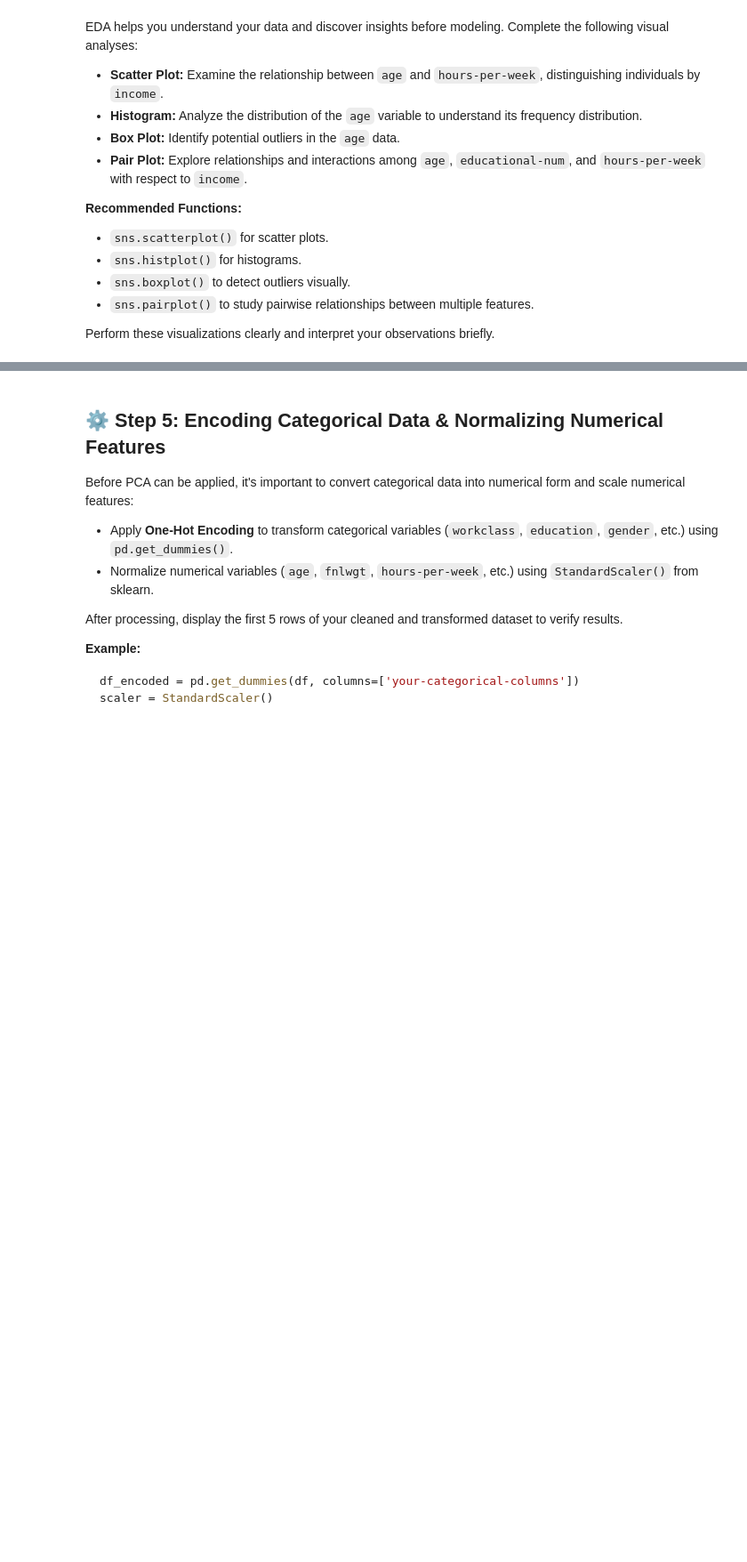
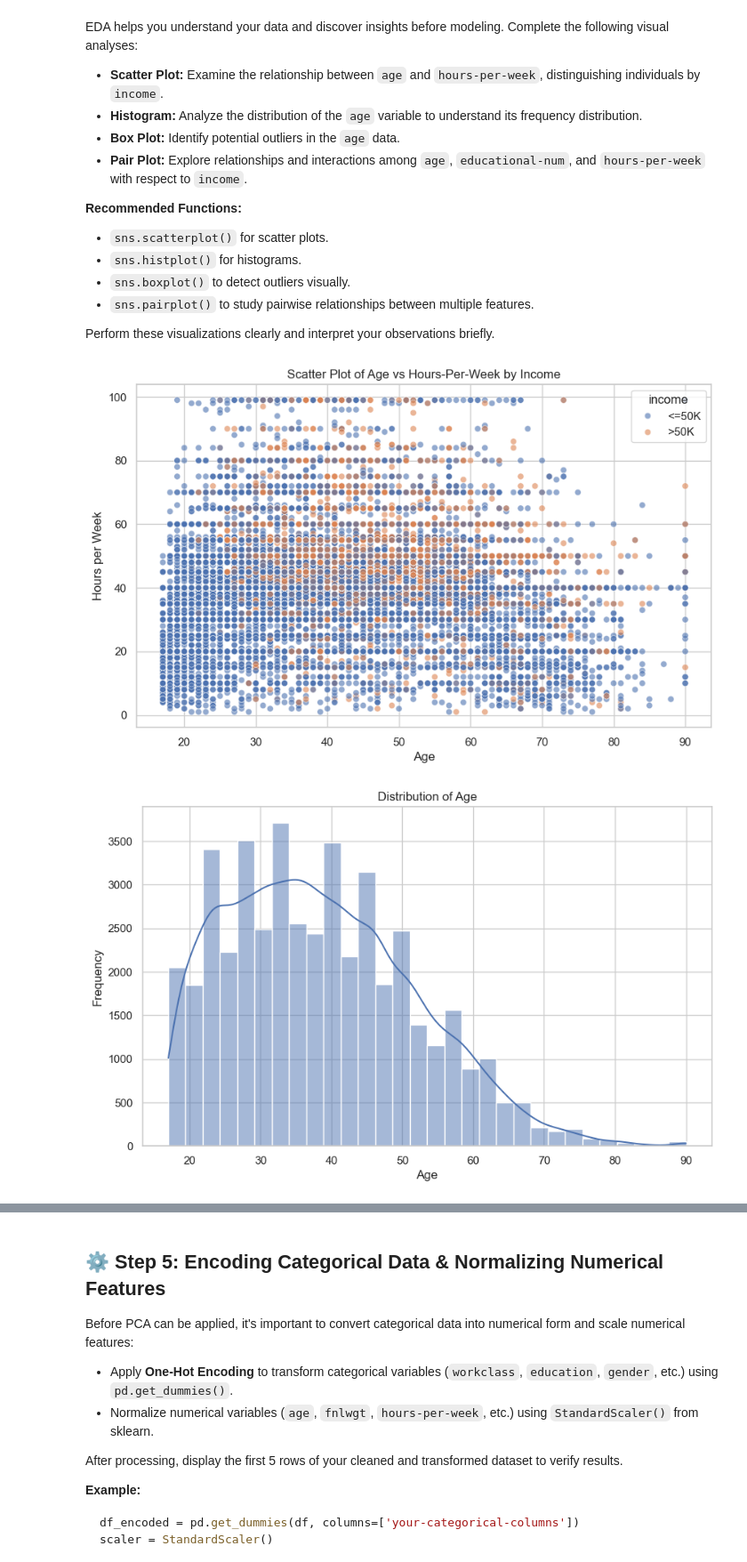
Before and after one commit to wasiqbarat/Data-Mining-Project-Principal-Component-Analysis-PCA-on-the-Adult-Dataset, a Jupyter notebook: PCA.ipynb, the cells around one changed output, grey strips where cells are left out. Shown at 89% size. Cells and saved outputs as stored; diff of their text form; code cells hidden in the pictures; blank space fills up the shorter version.

```diff
--- a/PCA.ipynb
+++ b/PCA.ipynb
@@ -76,3 +89,23 @@ Data in the real world is often incomplete or messy. Your task here is to clean
 Complete the tasks in the following cell.
 # %%
 # Write your code here
+
+# Replace '?' with NaN
+df = df.replace('?', np.nan)
+
+# Remove rows with any NaN values
+df = df.dropna()
+
+# Reset the index
+df = df.reset_index(drop=True)
+
+# Display dataset information
+print("Dataset Information:")
+df.info()
+
+# Display the shape of the cleaned dataset
+print("\nDataset Shape:", df.shape)
+
+# Display first 5 rows of cleaned dataset
+print("\nFirst 5 rows of cleaned dataset:")
+df.head()
@@ -97,3 +154,37 @@ EDA helps you understand your data and discover insights before modeling. Comple
 Perform these visualizations clearly and interpret your observations briefly.
 # %%
 # Write your code here
+
+# Set plot style
+sns.set(style="whitegrid")
+
+# 1. Scatter Plot: age vs hours-per-week, colored by income
+plt.figure(figsize=(10, 6))
+sns.scatterplot(data=df, x='age', y='hours-per-week', hue='income', alpha=0.6)
+plt.title('Scatter Plot of Age vs Hours-Per-Week by Income')
+plt.xlabel('Age')
+plt.ylabel('Hours per Week')
+plt.show()
+
+# 2. Histogram: Distribution of age
+plt.figure(figsize=(10, 6))
+sns.histplot(data=df, x='age', bins=30, kde=True)
+plt.title('Distribution of Age')
+plt.xlabel('Age')
+plt.ylabel('Frequency')
+plt.show()
+
+# 3. Box Plot: Age outliers
+plt.figure(figsize=(8, 4))
+sns.boxplot(data=df, x='age')
+plt.title('Box Plot of Age to Identify Outliers')
+plt.xlabel('Age')
+plt.show()
+
+# 4. Pair Plot: age, educational-num, hours-per-week, colored by income
+sns.pairplot(df[['age', 'educational-num', 'hours-per-week', 'income']], hue='income', plot_kws={'alpha': 0.6})
+plt.suptitle('Pair Plot of Age, Educational Number, and Hours per Week by Income', y=1.02)  # Adjust title position
+plt.show()
+# %% [output]
+[figure, added]
+[figure, added]
```
Also changed, not shown: parts of 8 cells of this notebook.
